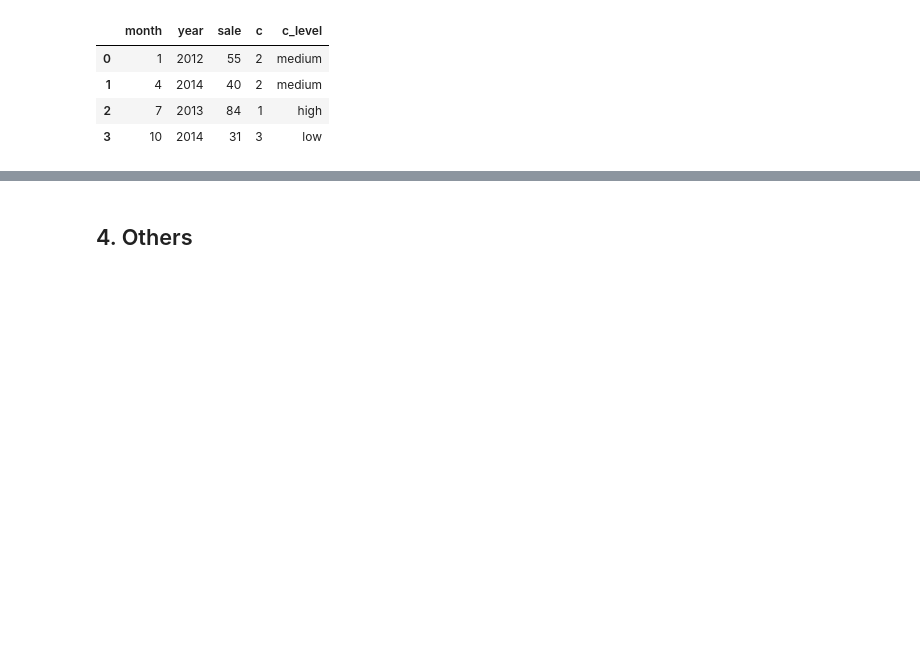
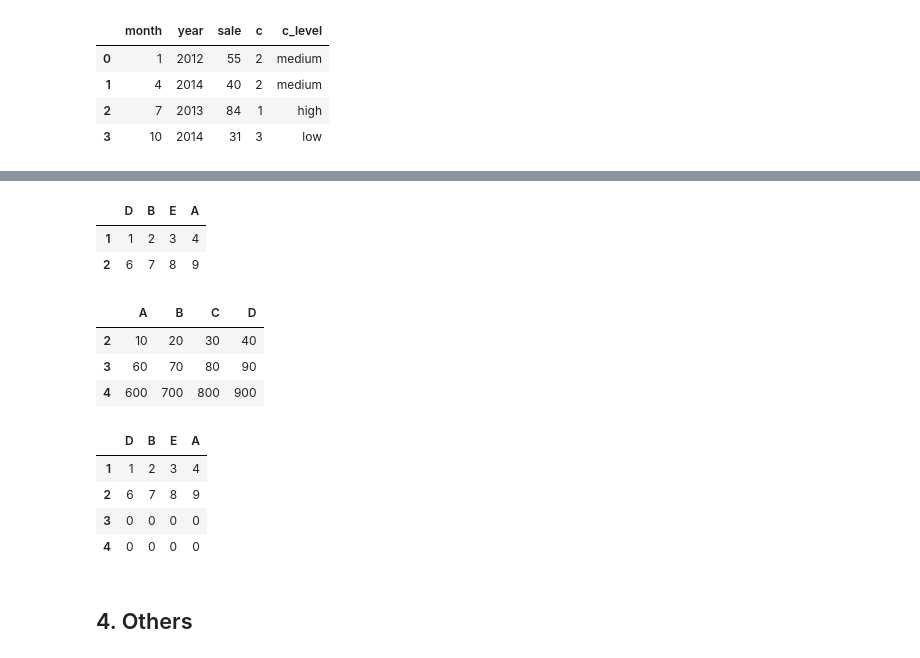
Before and after one commit to OnlyBelter/jupyter-note, a Jupyter notebook: pandas_basic/dataFrame.ipynb, the cells around one changed output, grey strips where cells are left out. Drawn from its saved outputs; the diff is of its cells as text; code cells hidden in the pictures; blank space fills up the shorter version.

```diff
--- a/pandas_basic/dataFrame.ipynb
+++ b/pandas_basic/dataFrame.ipynb
@@ -507,3 +511,27 @@ df
+# %%
+df1 = pd.DataFrame([[1,2,3,4], [6,7,8,9]], columns=['D', 'B', 'E', 'A'], index=[1,2])
+df2 = pd.DataFrame([[10,20,30,40], [60,70,80,90], [600,700,800,900]], columns=['A', 'B', 'C', 'D'], index=[2,3,4])
+# %%
+df1
+# %% [output]
+|  | D | B | E | A |
+| 1 | 1 | 2 | 3 | 4 |
+| 2 | 6 | 7 | 8 | 9 |
+# %%
+df2
+# %% [output]
+|  | A | B | C | D |
+| 2 | 10 | 20 | 30 | 40 |
+| 3 | 60 | 70 | 80 | 90 |
+| 4 | 600 | 700 | 800 | 900 |
+# %%
+df1.align(df2, axis=0, join='outer', fill_value=0)[0]
+# %% [output]
+|  | D | B | E | A |
+| 1 | 1 | 2 | 3 | 4 |
+| 2 | 6 | 7 | 8 | 9 |
+| 3 | 0 | 0 | 0 | 0 |
+| 4 | 0 | 0 | 0 | 0 |
 # %% [markdown]
 ## 4. Others
 # %% [markdown]
```
Also changed, not shown: parts of 9 cells of this notebook.
